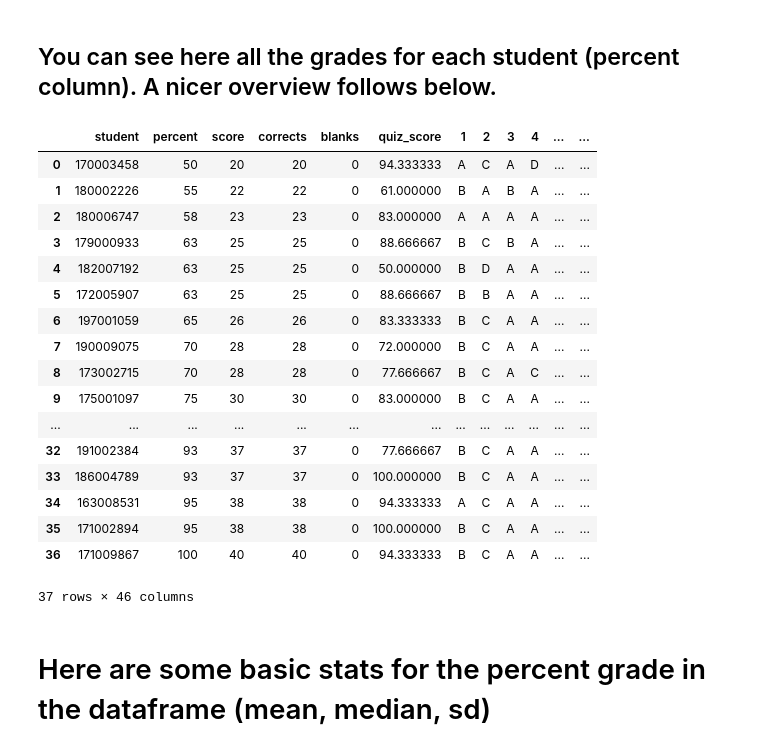
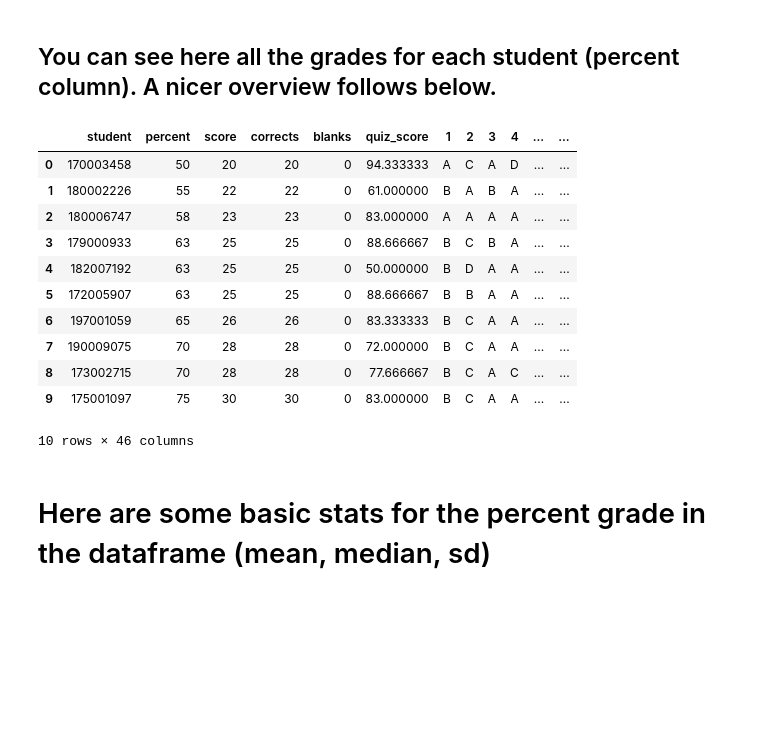
Before and after one commit to MalteGueth/test, a Jupyter notebook: midterms_stats.ipynb, the cells around one changed output. Drawn from its saved outputs; the diff is of its cells as text; code cells hidden in the pictures; blank space fills up the shorter version.

```diff
--- a/midterms_stats.ipynb
+++ b/midterms_stats.ipynb
@@ -16,26 +16,20 @@ questions = [str(x) for x in range(1,41)]
 columns = ['student', 'percent', 'score', 'corrects', 'blanks', 'quiz_score'] + questions
 data = pd.read_csv(file, sep=',', names=columns)
 # %%
-data
+data[:10]
 # %% [output]
 |  | student | percent | score | corrects | blanks | quiz_score | 1 | 2 | 3 | 4 | ... | ... |
 | 0 | 170003458 | 50 | 20 | 20 | 0 | 94.333333 | A | C | A | D | ... | ... |
 | 1 | 180002226 | 55 | 22 | 22 | 0 | 61.000000 | B | A | B | A | ... | ... |
 | 2 | 180006747 | 58 | 23 | 23 | 0 | 83.000000 | A | A | A | A | ... | ... |
 | 3 | 179000933 | 63 | 25 | 25 | 0 | 88.666667 | B | C | B | A | ... | ... |
 | 4 | 182007192 | 63 | 25 | 25 | 0 | 50.000000 | B | D | A | A | ... | ... |
 | 5 | 172005907 | 63 | 25 | 25 | 0 | 88.666667 | B | B | A | A | ... | ... |
 | 6 | 197001059 | 65 | 26 | 26 | 0 | 83.333333 | B | C | A | A | ... | ... |
 | 7 | 190009075 | 70 | 28 | 28 | 0 | 72.000000 | B | C | A | A | ... | ... |
 | 8 | 173002715 | 70 | 28 | 28 | 0 | 77.666667 | B | C | A | C | ... | ... |
 | 9 | 175001097 | 75 | 30 | 30 | 0 | 83.000000 | B | C | A | A | ... | ... |
-| ... | ... | ... | ... | ... | ... | ... | ... | ... | ... | ... | ... | ... |
-| 32 | 191002384 | 93 | 37 | 37 | 0 | 77.666667 | B | C | A | A | ... | ... |
-| 33 | 186004789 | 93 | 37 | 37 | 0 | 100.000000 | B | C | A | A | ... | ... |
-| 34 | 163008531 | 95 | 38 | 38 | 0 | 94.333333 | A | C | A | A | ... | ... |
-| 35 | 171002894 | 95 | 38 | 38 | 0 | 100.000000 | B | C | A | A | ... | ... |
-| 36 | 171009867 | 100 | 40 | 40 | 0 | 94.333333 | B | C | A | A | ... | ... |
-37 rows × 46 columns
+10 rows × 46 columns
 # %% [markdown]
 # Here are some basic stats for the percent grade in the dataframe (mean, median, sd)
 # %%
```
Also changed, not shown: parts of 12 cells of this notebook.
